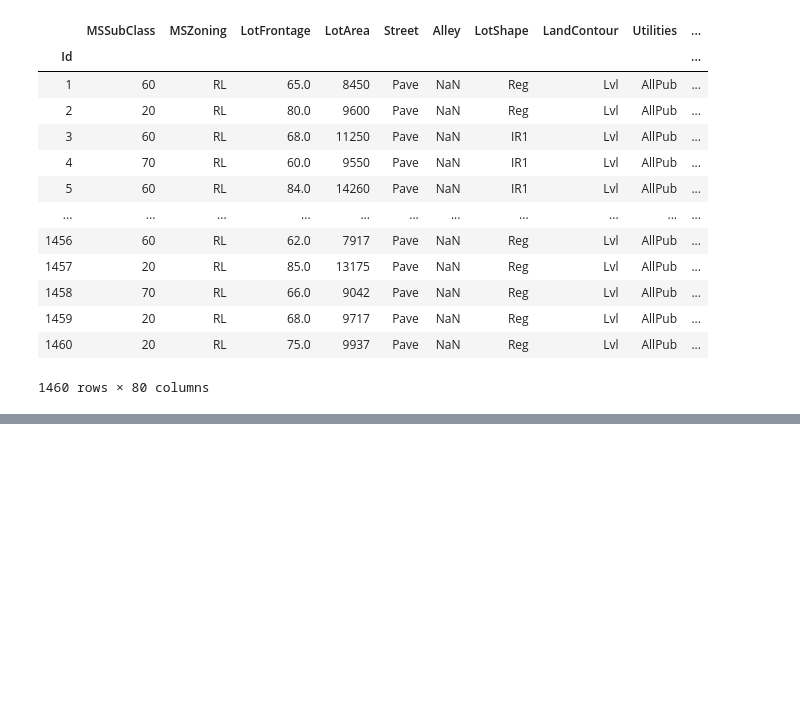
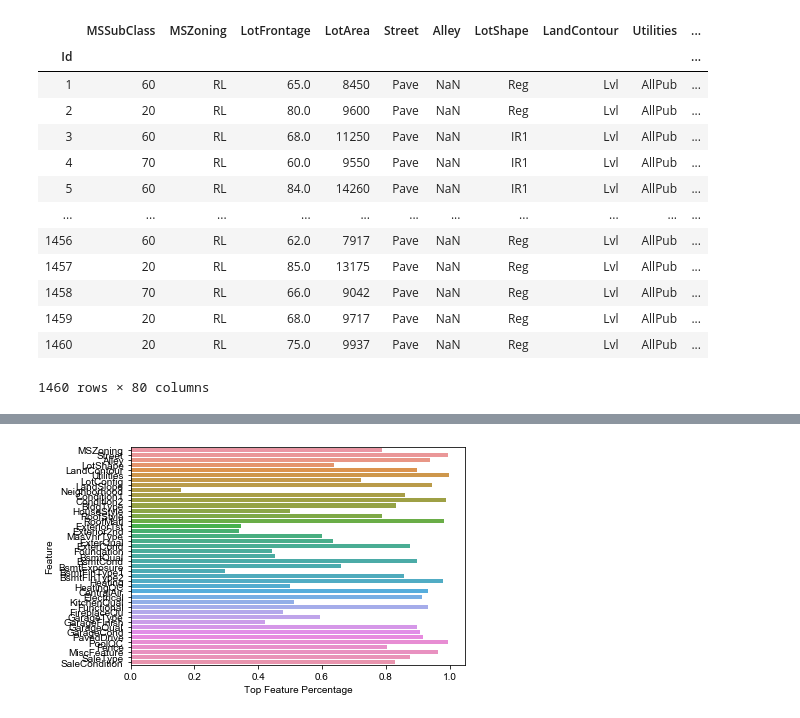
Before and after one commit to jackng310/KaggleProject, a Jupyter notebook: FeatureEngineering_Soham.ipynb, the cells around one changed output, grey strips where cells are left out. Cells and saved outputs as stored; diff of their text form; code cells hidden in the pictures; blank space fills up the shorter version.

```diff
--- a/FeatureEngineering_Soham.ipynb
+++ b/FeatureEngineering_Soham.ipynb
@@ -28,0 +311,12 @@ df
+# %%
+for feature in continuous_features:
+    mean = df[feature].mean()
+    std = df[feature].std()
+    upper = mean + (3*std)
+    lower = mean - (3*std)
+    test = df[(df[feature]<upper) & (df[feature]>lower)]
+
+
+#(df[feature]<upper) & test
+df = test
+df
@@ -28,0 +340,11 @@ df
+# %%
+categorical_features = [feature for feature in data.columns if data[feature].dtypes == 'O']
+# %%
+dom_check=[]
+for feature in categorical_features:
+    percent = df[feature].value_counts()[0]/len(df)
+    dom_check.append(percent)
+# %%
+categorical_percent = pd.DataFrame(list(zip(categorical_features, dom_check)))
+categorical_percent.columns = ['Feature', 'Top Feature Percentage']
+list(categorical_percent[categorical_percent['Top Feature Percentage']>.7]['Feature'])
@@ -28,0 +369,7 @@ df
+# %%
+import seaborn as sns
+
+sns.barplot(x='Top Feature Percentage', y ='Feature', data=categorical_percent)
+sns.set(rc={'figure.figsize':(15,15)})
+# %% [output]
+[figure, added]
```
Also changed, not shown: parts of 69 cells of this notebook, 1 other file.
